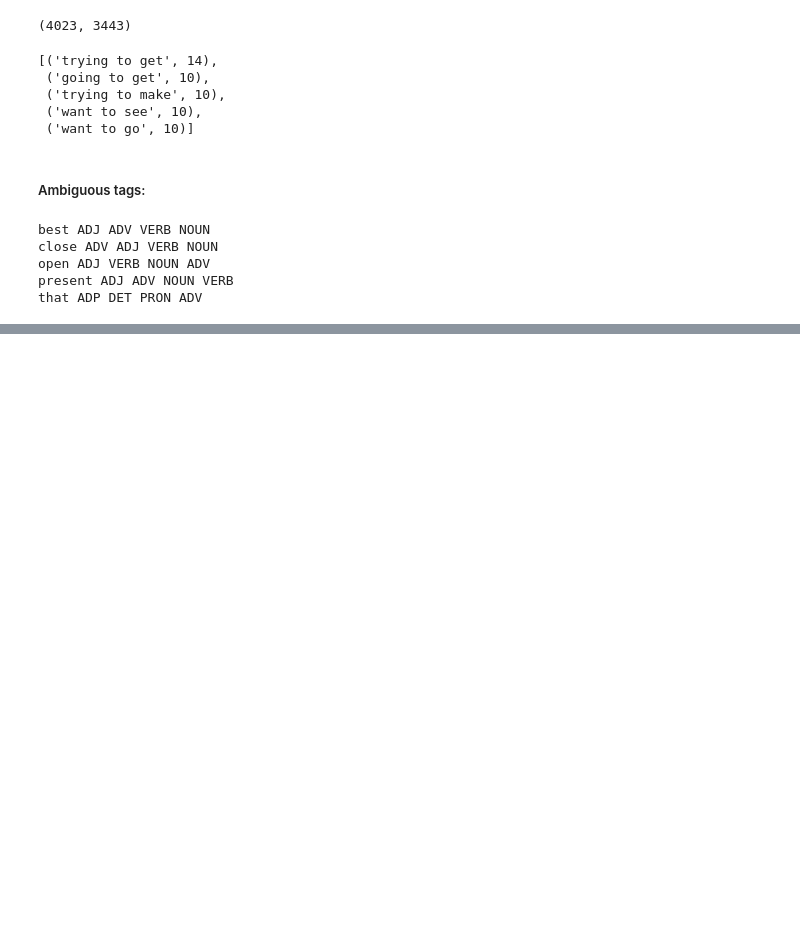
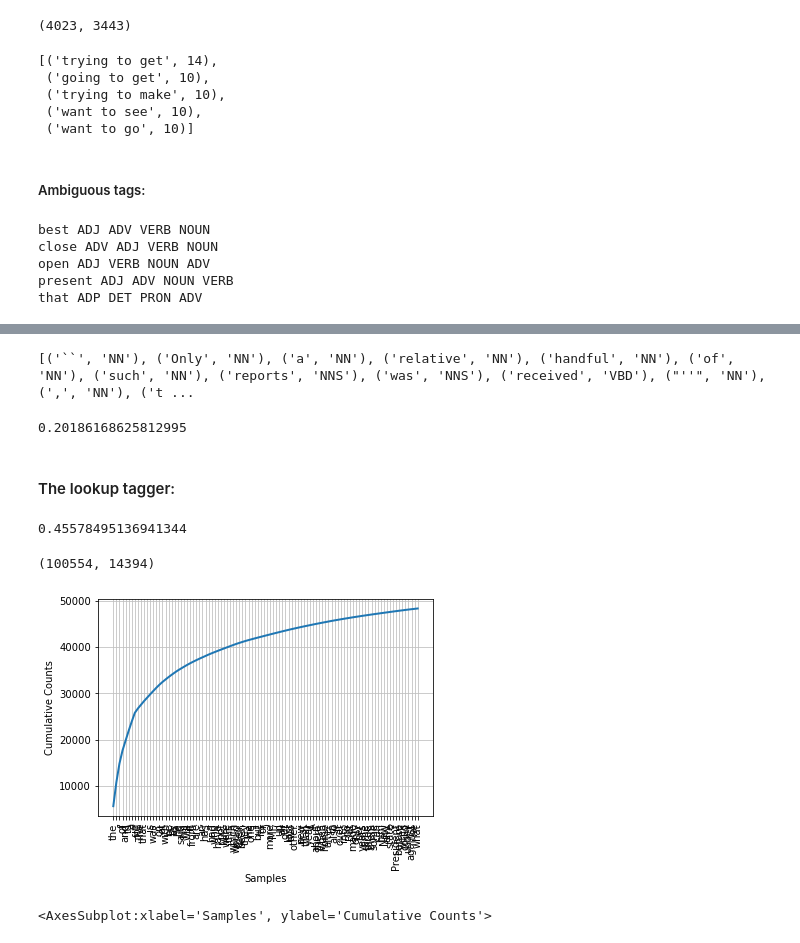
Before and after one commit to adobiss/nltk, a Jupyter notebook: categorising_and_tagging_words.ipynb, the cells around one changed output, grey strips where cells are left out. Drawn from its saved outputs; the diff is of its cells as text; code cells hidden in the pictures; blank space fills up the shorter version.

```diff
--- a/categorising_and_tagging_words.ipynb
+++ b/categorising_and_tagging_words.ipynb
@@ -472,0 +775,30 @@ nltk.app.concordance()
+# %%
+regex_tagger = nltk.RegexpTagger(patterns)
+print(regex_tagger.tag(brown_sents[3]))
+# %% [output]
+[('``', 'NN'), ('Only', 'NN'), ('a', 'NN'), ('relative', 'NN'), ('handful', 'NN'), ('of', 'NN'), ('such', 'NN'), ('reports', 'NNS'), ('was', 'NNS'), ('received', 'VBD'), ("''", 'NN'), (',', 'NN'), ('t ...
+# %%
+regex_tagger.evaluate(brown_tagged_sents)
+# %% [output]
+0.20186168625812995
+# %% [markdown]
+#### The lookup tagger:
+# %%
+fd = nltk.FreqDist(brown.words(categories='news'))
+cfd = nltk.ConditionalFreqDist(brown.tagged_words(categories='news'))
+most_freq_words = fd.most_common(100)
+
+likely_tags = dict((x, cfd[x].max()) for (x, y) in most_freq_words)
+baseline_tagger = nltk.UnigramTagger(model=likely_tags)
+baseline_tagger.evaluate(brown_tagged_sents)
+# %% [output]
+0.45578495136941344
+# %%
+len(brown.words(categories='news')), len(set(brown.words(categories='news')))
+# %% [output]
+(100554, 14394)
+# %%
+fd.plot(100, cumulative=True)
+# %% [output]
+[figure, added]
+<AxesSubplot:xlabel='Samples', ylabel='Cumulative Counts'>
```
Also changed, not shown: parts of 78 cells of this notebook, 2 other files.
